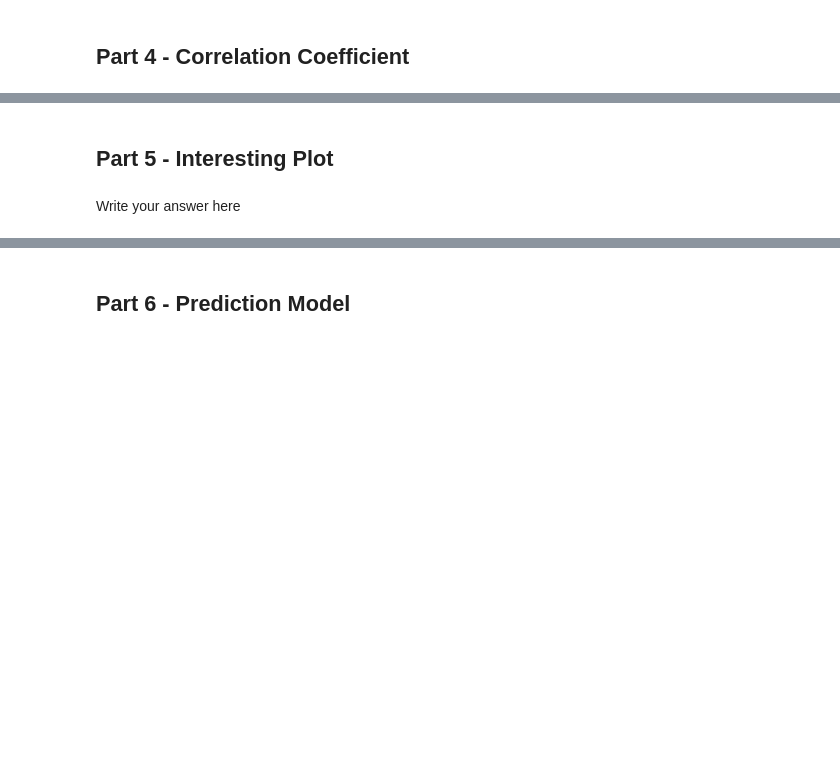
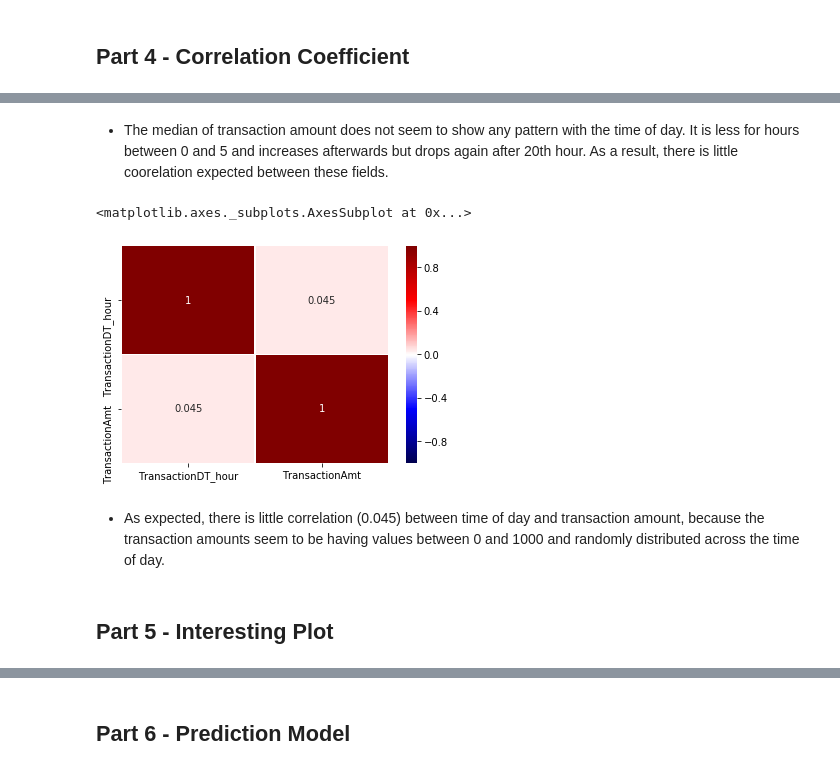
Before and after one commit to rmodi6/ieee-cis-fraud-detection, a Jupyter notebook: cse519_hw2_modi_ruchit_112685342.ipynb, the cells around one changed output, grey strips where cells are left out. Saved outputs shown, nothing was run; the diff lists cells and outputs as text; code cells hidden in the pictures; blank space fills up the shorter version.

```diff
--- a/cse519_hw2_modi_ruchit_112685342.ipynb
+++ b/cse519_hw2_modi_ruchit_112685342.ipynb
@@ -161,2 +196,12 @@ Write your answer here
+# %% [markdown]
+- The median of transaction amount does not seem to show any pattern with the time of day. It is less for hours between 0 and 5 and increases afterwards but drops again after 20th hour. As a result, there is little coorelation expected between these fields.
+# %%
+# Plot the correlation between time of day and transaction amount
+sns.heatmap(trainset[['TransactionDT_hour', 'TransactionAmt']].corr(), vmin=-1, vmax=1, cmap='seismic', linewidths=0.2, annot=True)
+# %% [output]
+<matplotlib.axes._subplots.AxesSubplot at 0x...>
+[figure, added]
+# %% [markdown]
+- As expected, there is little correlation (0.045) between time of day and transaction amount, because the transaction amounts seem to be having values between 0 and 1000 and randomly distributed across the time of day.
 # %% [markdown]
 ## Part 5 - Interesting Plot
@@ -165,2 +207,0 @@ Write your answer here
-# %% [markdown]
-Write your answer here
```
Also changed, not shown: parts of 52 cells of this notebook, 1 other file.
